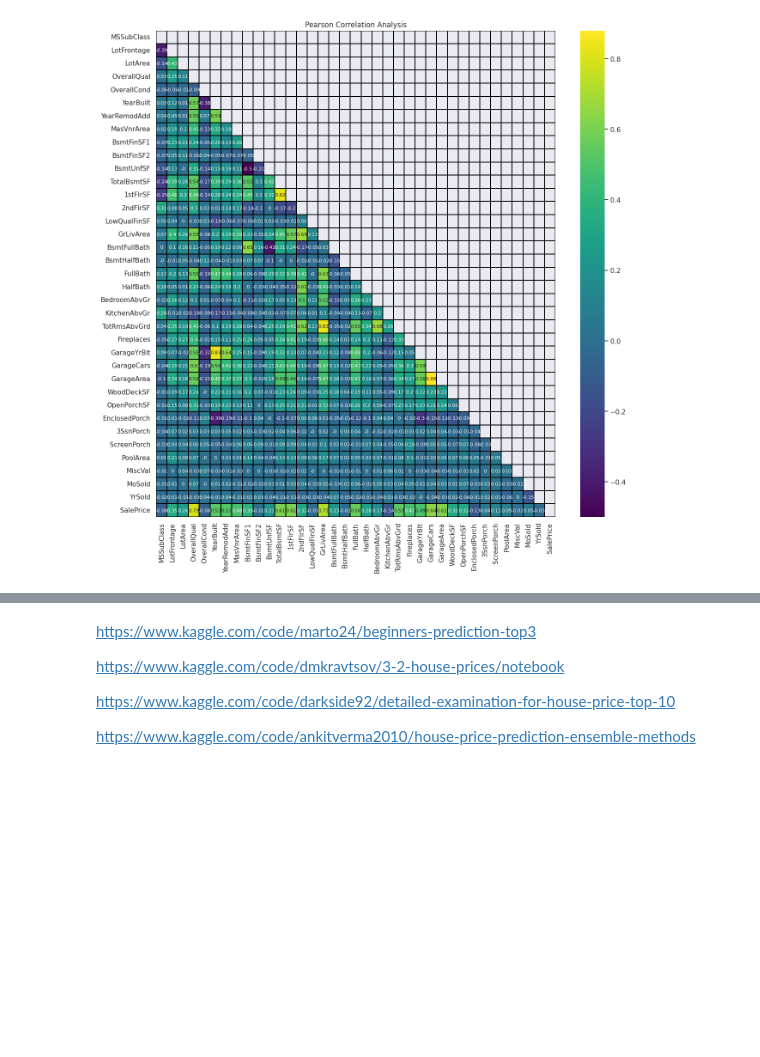
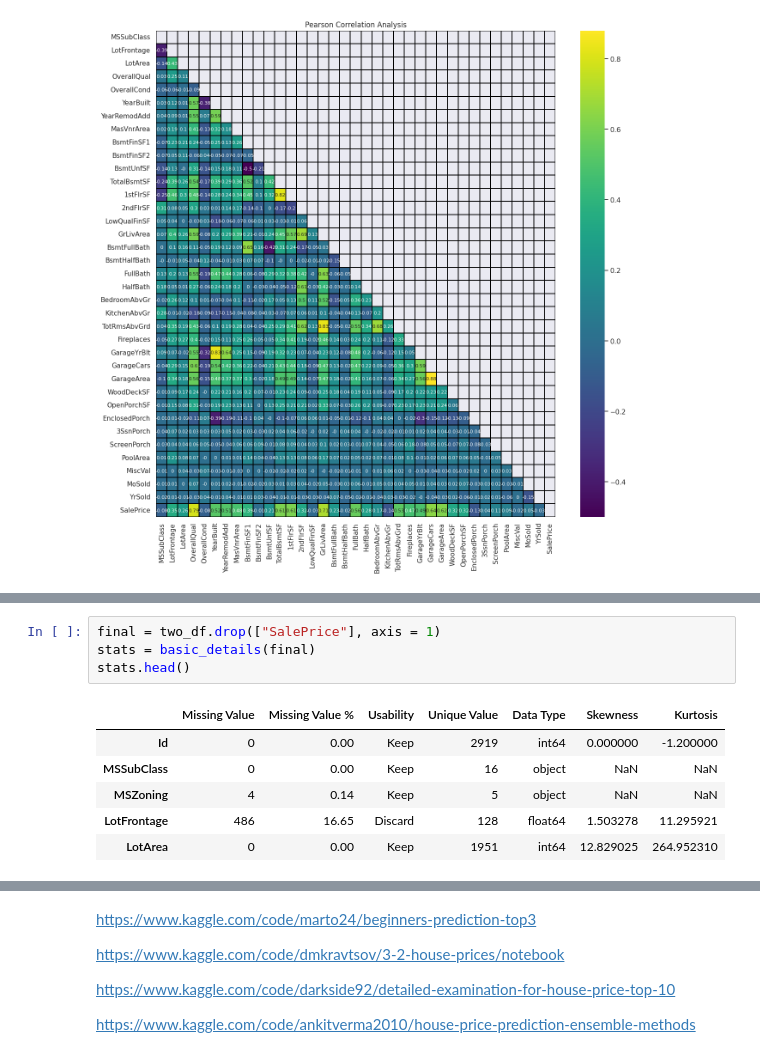
Before and after one commit to eh329/Kaggle, a Jupyter notebook: house-eh329-price.ipynb, the cells around one changed output, grey strips where cells are left out. Drawn from its saved outputs; the diff is of its cells as text; blank space fills up the shorter version.

```diff
--- a/house-eh329-price.ipynb
+++ b/house-eh329-price.ipynb
@@ -216,0 +252,11 @@ stats.head()
+# %%
+final = two_df.drop(["SalePrice"], axis = 1)
+stats = basic_details(final)
+stats.head()
+# %% [output]
+|  | Missing Value | Missing Value % | Usability | Unique Value | Data Type | Skewness | Kurtosis |
+| Id | 0 | 0.00 | Keep | 2919 | int64 | 0.000000 | -1.200000 |
+| MSSubClass | 0 | 0.00 | Keep | 16 | object | NaN | NaN |
+| MSZoning | 4 | 0.14 | Keep | 5 | object | NaN | NaN |
+| LotFrontage | 486 | 16.65 | Discard | 128 | float64 | 1.503278 | 11.295921 |
+| LotArea | 0 | 0.00 | Keep | 1951 | int64 | 12.829025 | 264.952310 |
```
Also changed, not shown: parts of 6 cells of this notebook.
